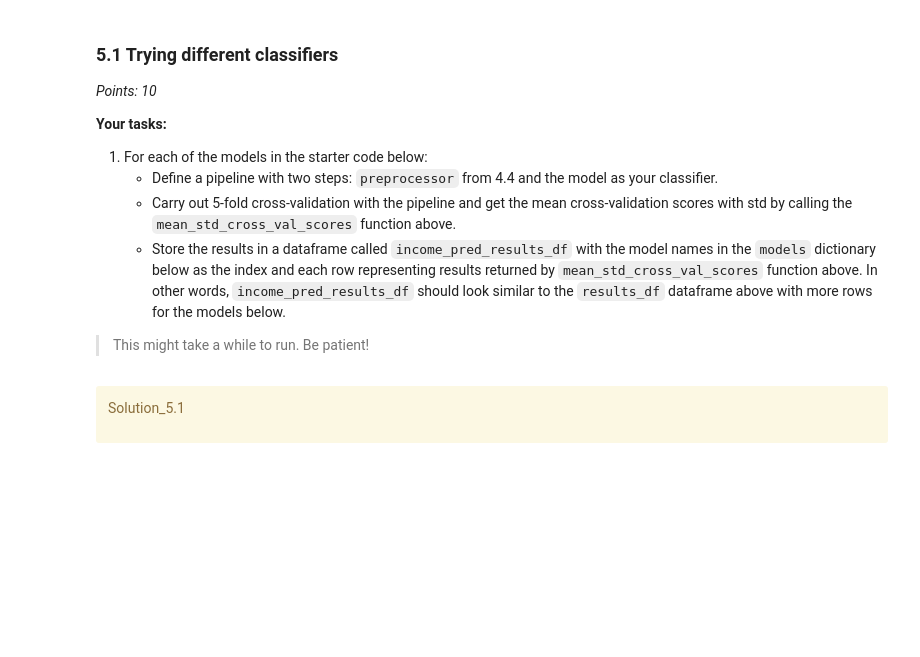
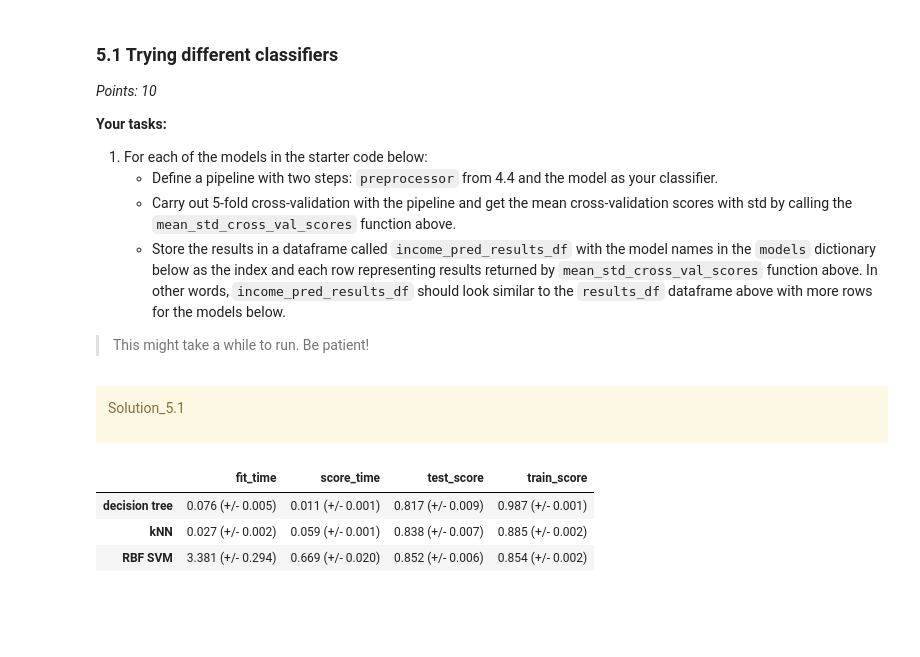
Before and after one commit to joshchew24/cpsc330-2023W2, a Jupyter notebook: hw/hw3/hw3.ipynb, the cells around one changed output. Saved outputs shown, nothing was run; the diff lists cells and outputs as text; code cells hidden in the pictures; blank space fills up the shorter version.

```diff
--- a/hw/hw3/hw3.ipynb
+++ b/hw/hw3/hw3.ipynb
@@ -424,0 +429,8 @@ categorical_transformer = None
+# %%
+categorical_transformer = make_pipeline(
+    SimpleImputer(strategy="constant"),
+    OneHotEncoder(handle_unknown="ignore", sparse_output=False)
+)
+
+
+categorical_transformer
@@ -453,0 +461,10 @@ n_new_cols = None
+# %%
+preprocessor = make_column_transformer(
+    (numeric_transformer, numeric_features),
+    (ordinal_transformer, ordinal_features),
+    (binary_transformer, binary_features),
+    (categorical_transformer, categorical_features),
+    ("drop", drop_features),
+)
+
+preprocessor
@@ -453,0 +489,4 @@ n_new_cols = None
+# %%
+transformed_df = pd.DataFrame(preprocessor.fit_transform(X_train))
+n_new_cols = transformed_df.shape[1] - X_train.shape[1]
+n_new_cols
@@ -531,7 +575,18 @@ models = {
 Solution_5.1
 
 </div>
+# %%
+income_pred_results_dict = {}
+for name, model in models.items():
+    pipe = make_pipeline(preprocessor, model)
+    income_pred_results_dict[name] = mean_std_cross_val_scores(
+        pipe, X_train, y_train, cv=5, return_train_score=True
+    )
+income_pred_results_df = pd.DataFrame(income_pred_results_dict).T
 # %%
-income_pred_results_df = None
-
-...
+income_pred_results_df
+# %% [output]
+|  | fit_time | score_time | test_score | train_score |
+| decision tree | 0.076 (+/- 0.005) | 0.011 (+/- 0.001) | 0.817 (+/- 0.009) | 0.987 (+/- 0.001) |
+| kNN | 0.027 (+/- 0.002) | 0.059 (+/- 0.001) | 0.838 (+/- 0.007) | 0.885 (+/- 0.002) |
+| RBF SVM | 3.381 (+/- 0.294) | 0.669 (+/- 0.020) | 0.852 (+/- 0.006) | 0.854 (+/- 0.002) |
```
Also changed, not shown: parts of 26 cells of this notebook.
